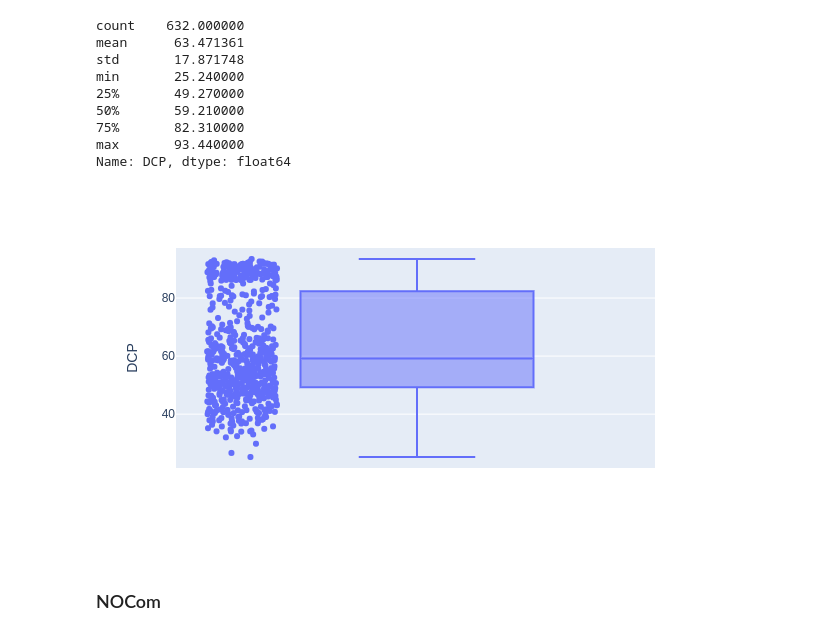
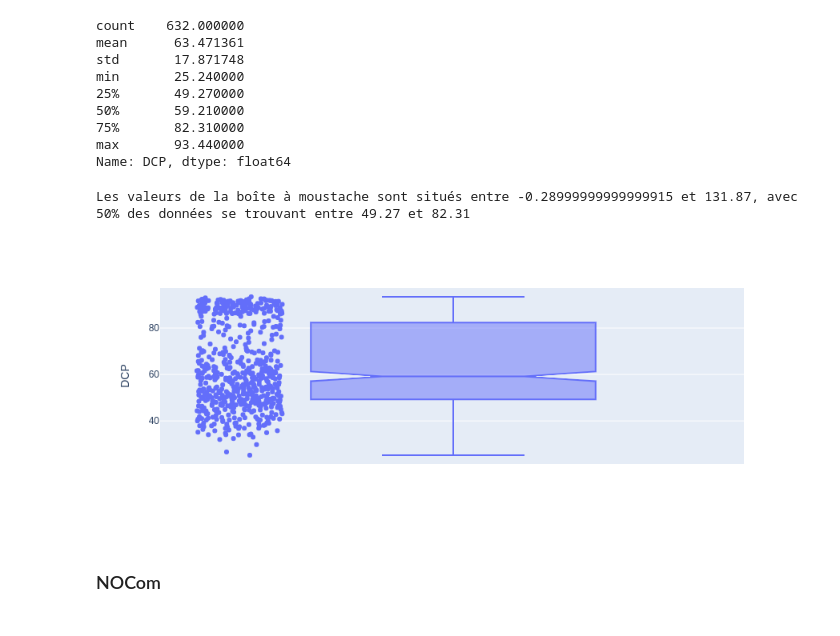
Before and after one commit to GuiPil/TP_IFT3913_H22, a Jupyter notebook: TP2/analyse/T1.ipynb, the cells around one changed output. Drawn from its saved outputs; the diff is of its cells as text; code cells hidden in the pictures.

```diff
--- a/TP2/analyse/T1.ipynb
+++ b/TP2/analyse/T1.ipynb
@@ -73,11 +68,18 @@ min       25.240000
 75%       82.310000
 max       93.440000
 Name: DCP, dtype: float64
+# %%
+l, m, u = describe_DCP.iloc[4], describe_DCP.iloc[5], describe_DCP.iloc[6]
+IQR_DCP = u - l
+U, L = u + (1.5 * IQR_DCP), l - (1.5 * IQR_DCP)
+print(f"Les valeurs de la boîte à moustache sont situés entre {L} et {U}, avec 50% des données se trouvant entre {l} et {u}")
+# %% [output]
+Les valeurs de la boîte à moustache sont situés entre -0.28999999999999915 et 131.87, avec 50% des données se trouvant entre 49.27 et 82.31
 # %%
-fig = px.box(df.reset_index(), y='DCP', hover_data=['class'], points='all')
+fig = px.box(df.reset_index(), y='DCP', hover_data=['class'], points='all', notched=True)
 fig.show()
 # %% [output]
-[figure, old version]
+[figure, new version]
 # %% [markdown]
 ### NOCom
 # %%
```
Also changed, not shown: parts of 12 cells of this notebook, 2 other files.
